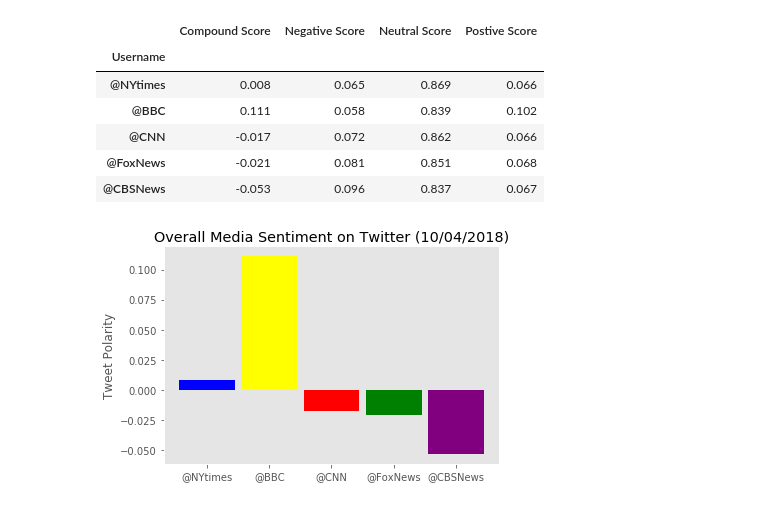
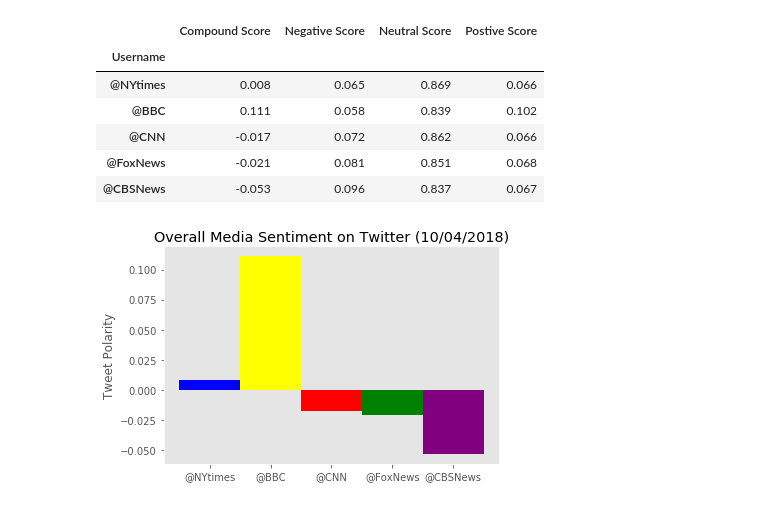
Before and after one commit to MikeSchuler/Twitter-Homework, a Jupyter notebook: Twitter_Homework.ipynb, the cells around one changed output. Cells and saved outputs as stored; diff of their text form; code cells hidden in the pictures.

```diff
--- a/Twitter_Homework.ipynb
+++ b/Twitter_Homework.ipynb
@@ -362,12 +363,12 @@ results_df
 # %%
 colors = ['blue', 'yellow', 'red', 'green', 'purple']
 
 date = time.strftime("%m/%d/%Y")
 
-plt.bar(results_df.index, results_df['Compound Score'], color=colors, width=.9)
+plt.bar(results_df.index, results_df['Compound Score'], color=colors, width=1)
 plt.title("Overall Media Sentiment on Twitter (" + date + ")")
 plt.ylabel("Tweet Polarity")
 plt.grid(False)
 plt.show()
 # %% [output]
-[figure, old version]
+[figure, new version]
```
Also changed, not shown: parts of 5 cells of this notebook.
